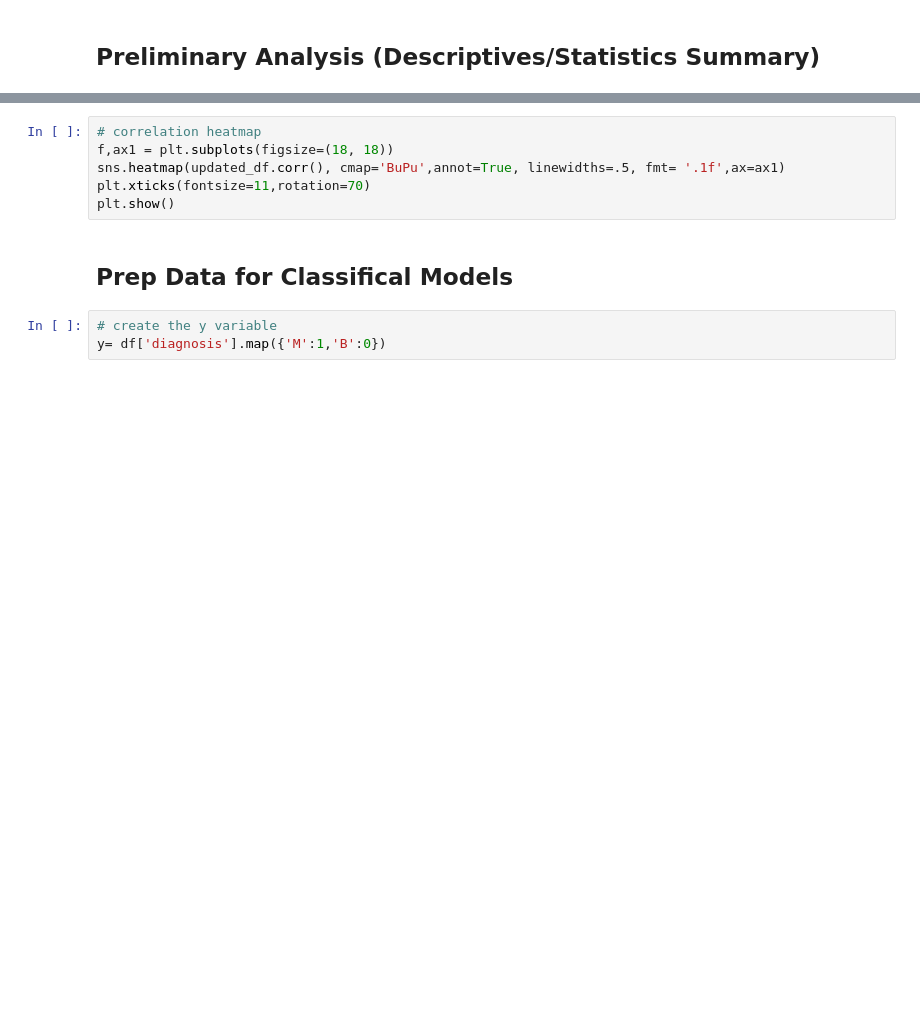
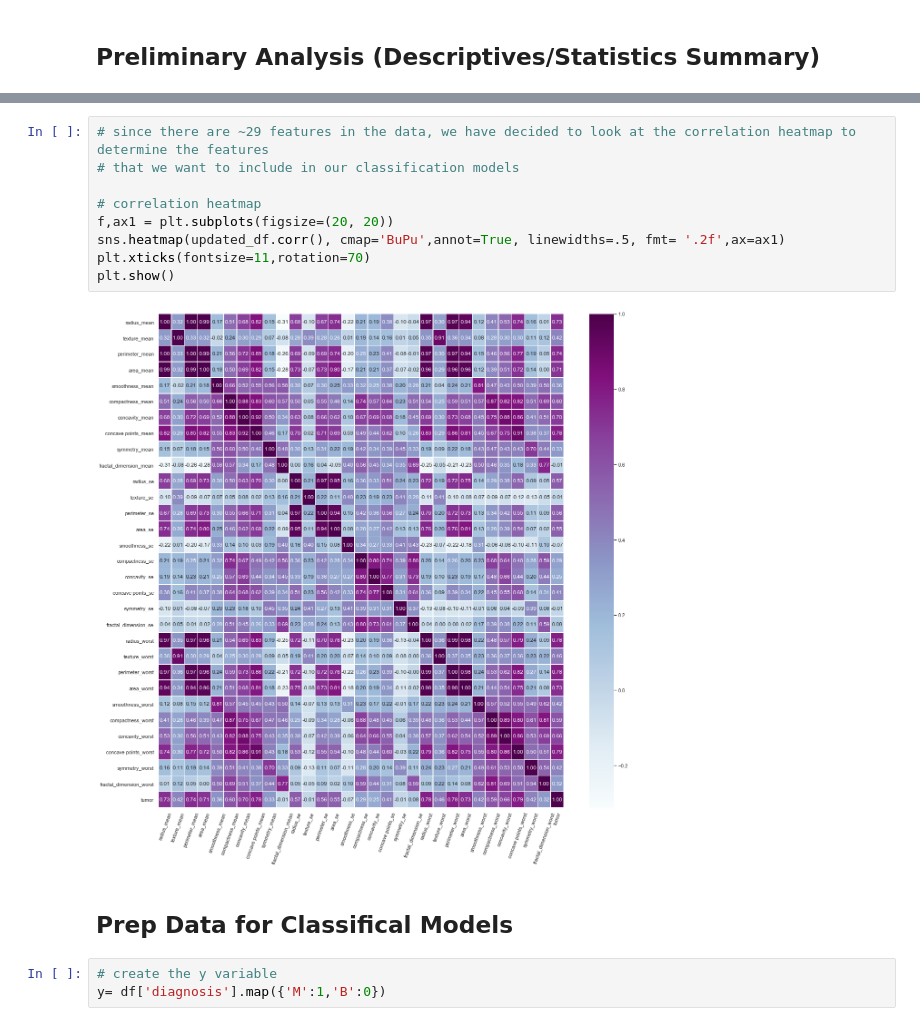
Before and after one commit to sopofedupz/Project-3---Breast-Cancer-Detection, a Jupyter notebook: Breast Cancer (Malignancies) Prediction.ipynb, the cells around one changed output, grey strips where cells are left out. Drawn from its saved outputs; the diff is of its cells as text; blank space fills up the shorter version.

```diff
--- a/Breast Cancer (Malignancies) Prediction.ipynb
+++ b/Breast Cancer (Malignancies) Prediction.ipynb
@@ -58,9 +196,14 @@ corr_df.head()
 # %%
+# since there are ~29 features in the data, we have decided to look at the correlation heatmap to determine the features
+# that we want to include in our classification models
+
 # correlation heatmap
-f,ax1 = plt.subplots(figsize=(18, 18))
-sns.heatmap(updated_df.corr(), cmap='BuPu',annot=True, linewidths=.5, fmt= '.1f',ax=ax1)
+f,ax1 = plt.subplots(figsize=(20, 20))
+sns.heatmap(updated_df.corr(), cmap='BuPu',annot=True, linewidths=.5, fmt= '.2f',ax=ax1)
 plt.xticks(fontsize=11,rotation=70)
 plt.show()
+# %% [output]
+[figure, added]
 # %% [markdown]
 ## Prep Data for Classifical Models
 # %%
```
Also changed, not shown: parts of 24 cells of this notebook, 5 other files.
